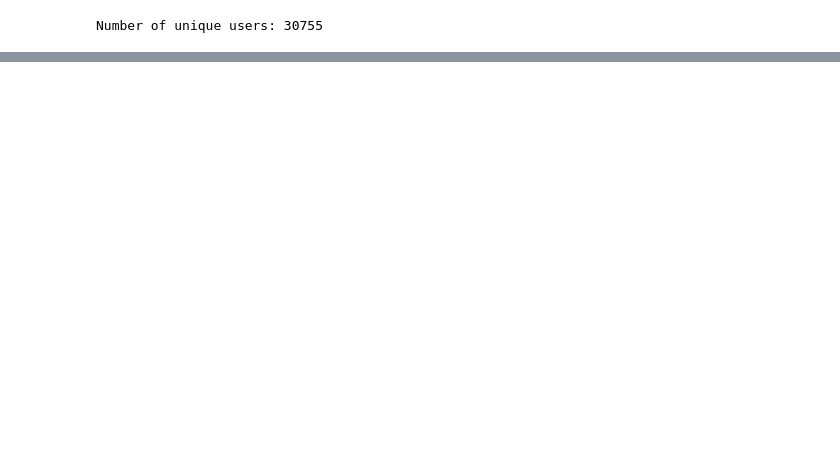
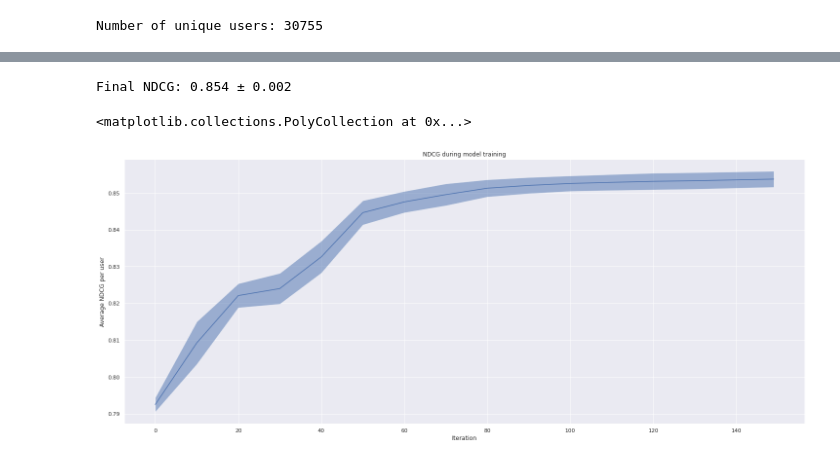
Before and after one commit to SpirinEgor/HSE.recommendation_systems, a Jupyter notebook: homework_2/this_song_is_all_you_need.ipynb, the cells around one changed output, grey strips where cells are left out. Drawn from its saved outputs; the diff is of its cells as text; code cells hidden in the pictures; blank space fills up the shorter version.

```diff
--- a/homework_2/this_song_is_all_you_need.ipynb
+++ b/homework_2/this_song_is_all_you_need.ipynb
@@ -46,11 +102,15 @@ dtype: int64
 # %%
 parameters = {
-    "iterations": 10,
+    "iterations": 150,
     "custom_metric": ["NDCG", "QueryAUC:type=Ranking"],
     "random_seed": 7,
     "loss_function": "YetiRank",
     "allow_writing_files": False,
-    "metric_period": 1,
-    "one_hot_max_size": 20,
-    "min_data_in_leaf": 10,
+    "verbose": False,
+    "metric_period": 10,
+    "task_type": "GPU"
 }
+eval_iterations = [
+    i for i in range(parameters["iterations"])
+    if i % parameters["metric_period"] == 0] + [parameters["iterations"] - 1
+]
@@ -85,0 +117,10 @@ cv_result
+# %%
+N_FOLDS = 5
+
+scores = []
+for train, test in tqdm(dataset.fold_split(N_FOLDS), "Cross-validation", N_FOLDS):
+    train_pool = train.to_pool()
+    test_pool = test.to_pool()
+    model = CatBoostRanker(**parameters)
+    model.fit(train_pool, eval_set=test_pool)
+    scores.append(model.get_evals_result())
@@ -85,0 +148,18 @@ cv_result
+# %%
+ndcgs = np.vstack([it["validation"]["NDCG:type=Base"] for it in scores])
+m_ndcg = ndcgs.mean(axis=0)
+s_ndcg = ndcgs.std(axis=0)
+
+print(f"Final NDCG: {round(m_ndcg[-1], 3)} ± {round(s_ndcg[-1], 3)}")
+
+sns.set_theme(rc={"figure.figsize": (25, 10)})
+
+ax = sns.lineplot(x=eval_iterations, y=m_ndcg)
+ax.set_title("NDCG during model training")
+ax.set_ylabel("Average NDCG per user")
+ax.set_xlabel("Iteration")
+ax.fill_between(x=eval_iterations, y1=m_ndcg - s_ndcg, y2=m_ndcg + s_ndcg, alpha=.5)
+# %% [output]
+Final NDCG: 0.854 ± 0.002
+<matplotlib.collections.PolyCollection at 0x...>
+[figure, added]
```
Also changed, not shown: parts of 17 cells of this notebook.
